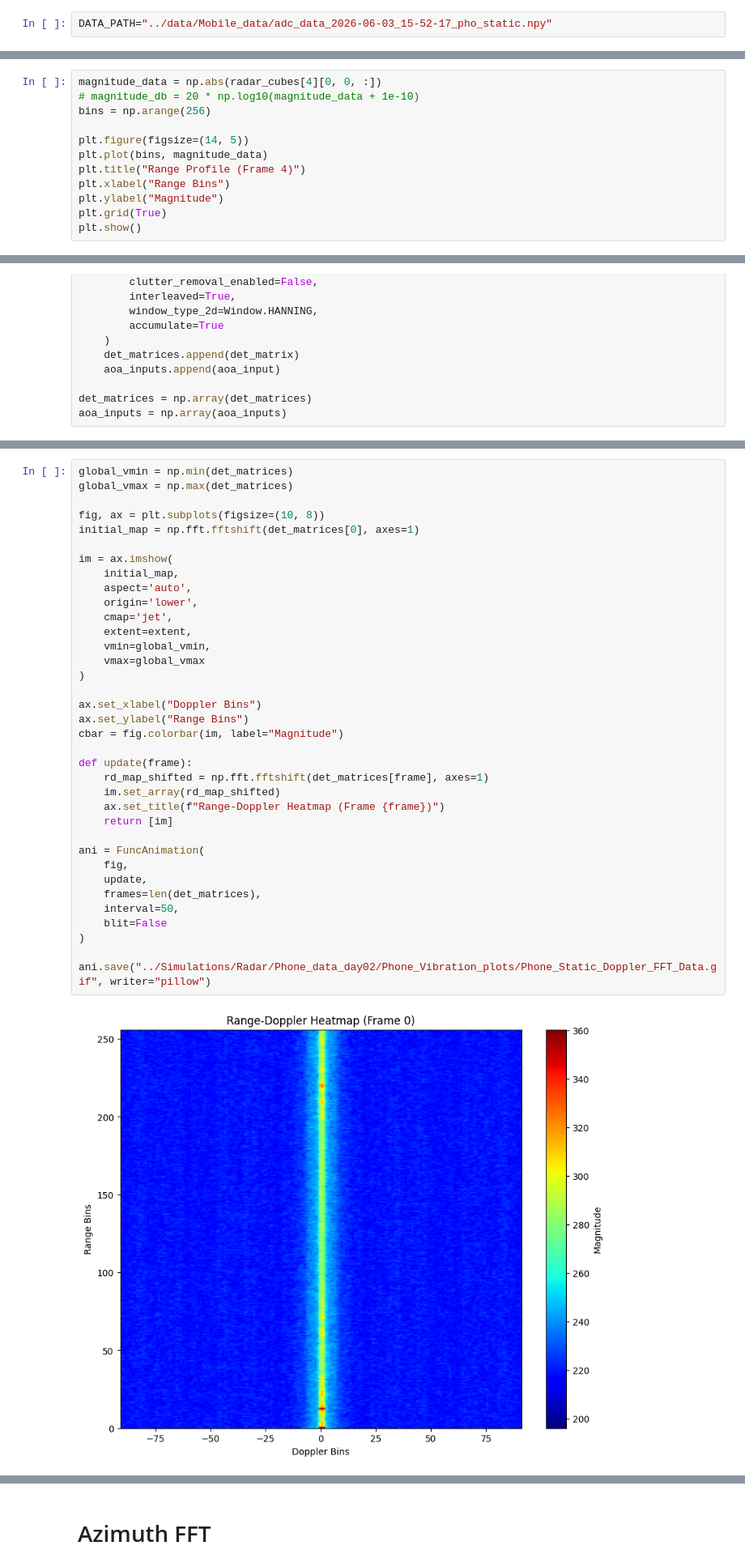
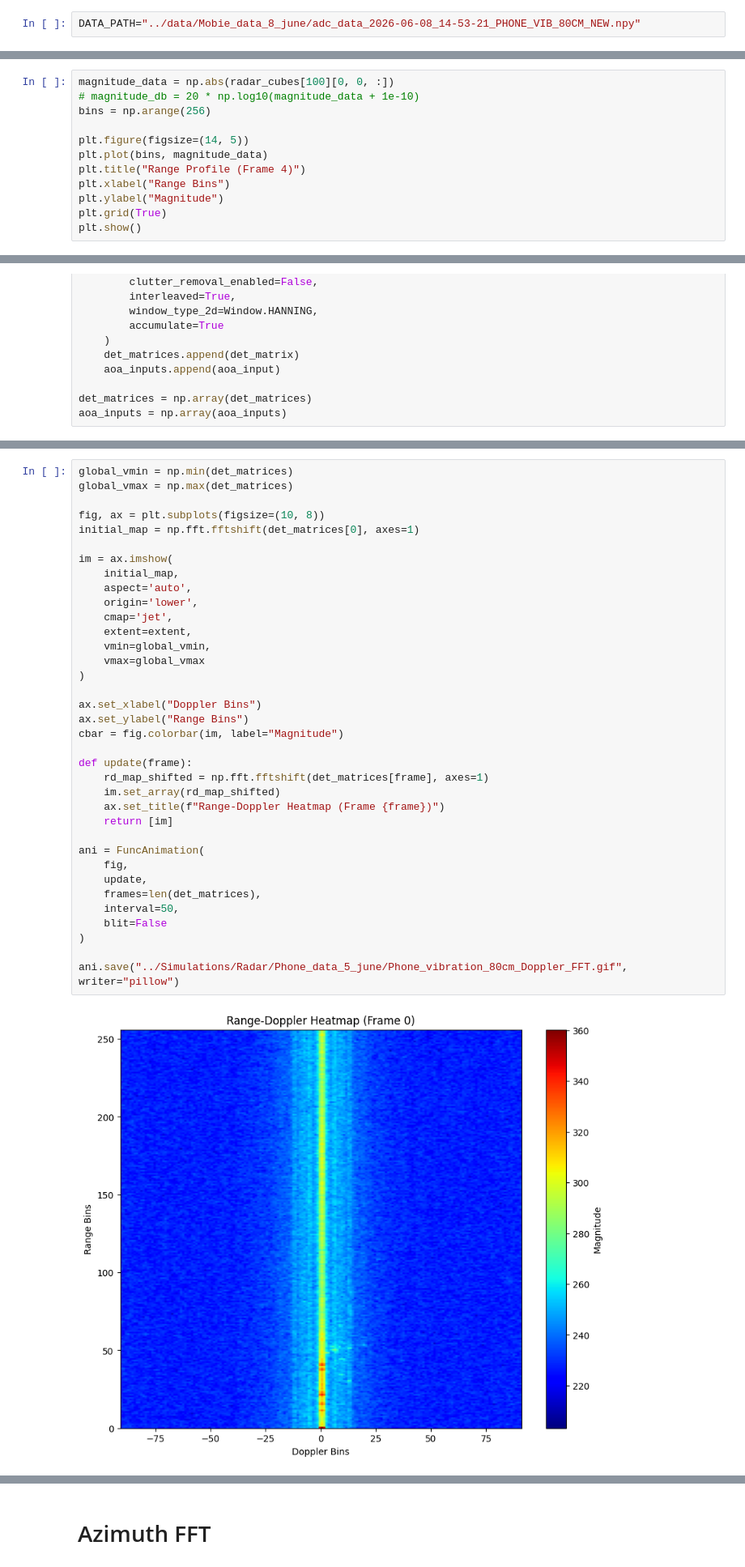
Before and after one commit to SouherdyaSarkar/FMCW_Signal_Processing, a Jupyter notebook: processors/Data_processor.ipynb, the cells around one changed output, grey strips where cells are left out. Shown at 81% size. Cells and saved outputs as stored; diff of their text form.

Commit message:
Plot codes added

```diff
--- a/processors/Data_processor.ipynb
+++ b/processors/Data_processor.ipynb
@@ -17,7 +17,7 @@ from openradar.mmwave.dsp.range_processing import range_processing
 from openradar.mmwave.dsp.doppler_processing import doppler_processing
 from openradar.mmwave.dsp.utils import Window
 # %%
-DATA_PATH="../data/Mobile_data/adc_data_2026-06-03_15-52-17_pho_static.npy"
+DATA_PATH="../data/Mobie_data_8_june/adc_data_2026-06-08_14-53-21_PHONE_VIB_80CM_NEW.npy"
 # %% [markdown]
 # Configurations
 # %%
@@ -62,7 +53,7 @@ Reshaped data shape:  (600, 546, 4, 256)
 # %%
 radar_cubes = np.array([range_processing(frame) for frame in adc_data])
 # %%
-magnitude_data = np.abs(radar_cubes[4][0, 0, :])
+magnitude_data = np.abs(radar_cubes[100][0, 0, :])
 # magnitude_db = 20 * np.log10(magnitude_data + 1e-10)
 bins = np.arange(256)
 
@@ -150,35 +141,35 @@ initial_map = np.fft.fftshift(det_matrices[0], axes=1)
 
 im = ax.imshow(
     initial_map,
     aspect='auto',
     origin='lower',
     cmap='jet',
     extent=extent,
     vmin=global_vmin,
     vmax=global_vmax
 )
 
 ax.set_xlabel("Doppler Bins")
 ax.set_ylabel("Range Bins")
 cbar = fig.colorbar(im, label="Magnitude")
 
 def update(frame):
     rd_map_shifted = np.fft.fftshift(det_matrices[frame], axes=1)
     im.set_array(rd_map_shifted)
     ax.set_title(f"Range-Doppler Heatmap (Frame {frame})")
     return [im]
 
 ani = FuncAnimation(
     fig,
     update,
     frames=len(det_matrices),
     interval=50,
     blit=False
 )
 
-ani.save("../Simulations/Radar/Phone_data_day02/Phone_Vibration_plots/Phone_Static_Doppler_FFT_Data.gif", writer="pillow")
+ani.save("../Simulations/Radar/Phone_data_5_june/Phone_vibration_80cm_Doppler_FFT.gif", writer="pillow")
 # %% [output]
-[figure, old version]
+[figure, new version]
 # %%
 det_matrices_dB = 20 * np.log10(np.abs(det_matrices) + 1e-6)
 
```
Also changed, not shown: parts of 4 cells of this notebook, 4 other files.
